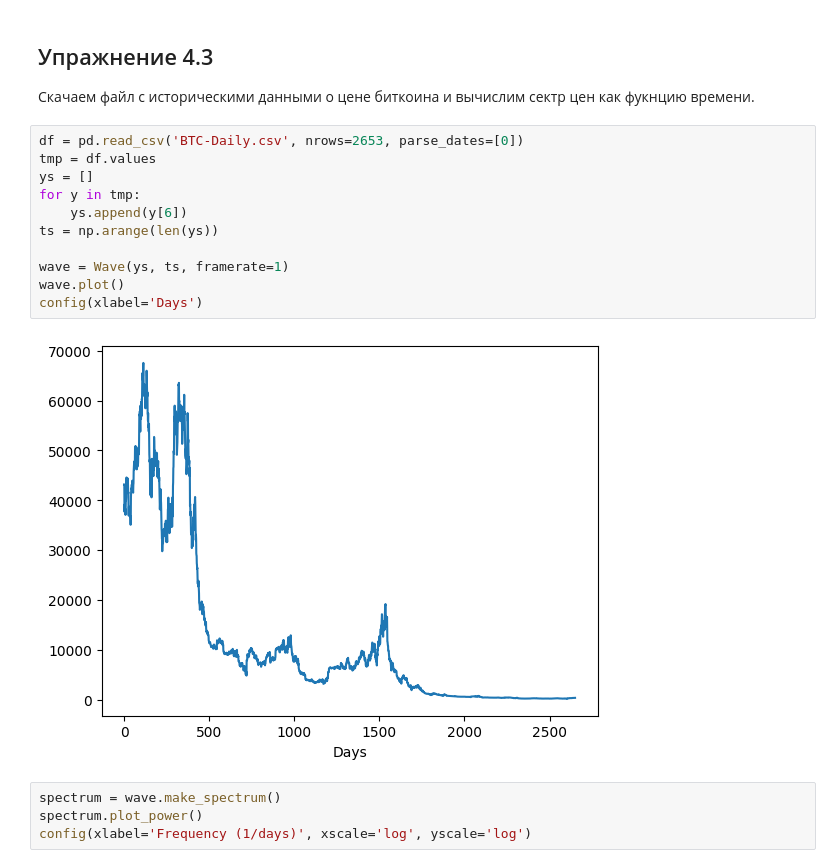
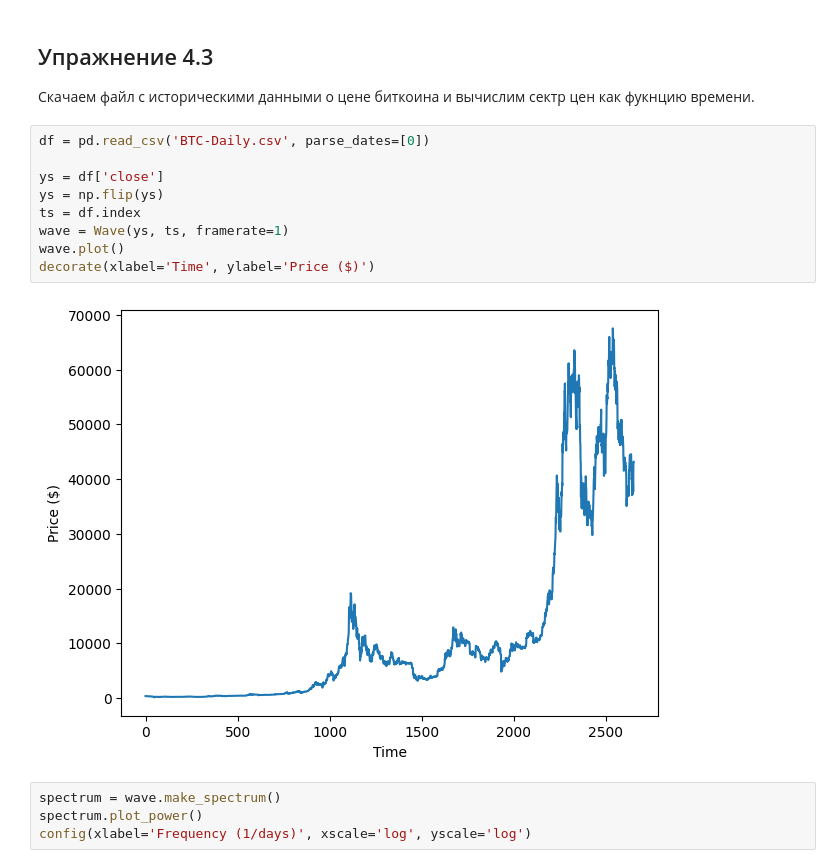
Before and after one commit to yrmint/telecom-labs, a Jupyter notebook: lab4/lab4.ipynb, the cells around one changed output. Cells and saved outputs as stored; diff of their text form.

```diff
--- a/lab4/lab4.ipynb
+++ b/lab4/lab4.ipynb
@@ -71,18 +71,16 @@ config(xlabel='Frequency (Hz)', ylabel='Power', xscale='log', yscale='log')
 ## Упражнение 4.3
 Скачаем файл с историческими данными о цене биткоина и вычислим сектр цен как фукнцию времени.
 # %%
-df = pd.read_csv('BTC-Daily.csv', nrows=2653, parse_dates=[0])
-tmp = df.values
-ys = []
-for y in tmp:
-    ys.append(y[6])
-ts = np.arange(len(ys))
+df = pd.read_csv('BTC-Daily.csv', parse_dates=[0])
 
+ys = df['close']
+ys = np.flip(ys)
+ts = df.index
 wave = Wave(ys, ts, framerate=1)
 wave.plot()
-config(xlabel='Days')
+decorate(xlabel='Time', ylabel='Price ($)')
 # %% [output]
-[figure, old version]
+[figure, new version]
 # %%
 spectrum = wave.make_spectrum()
 spectrum.plot_power()
```
Also changed, not shown: parts of 4 cells of this notebook, 3 other files.
